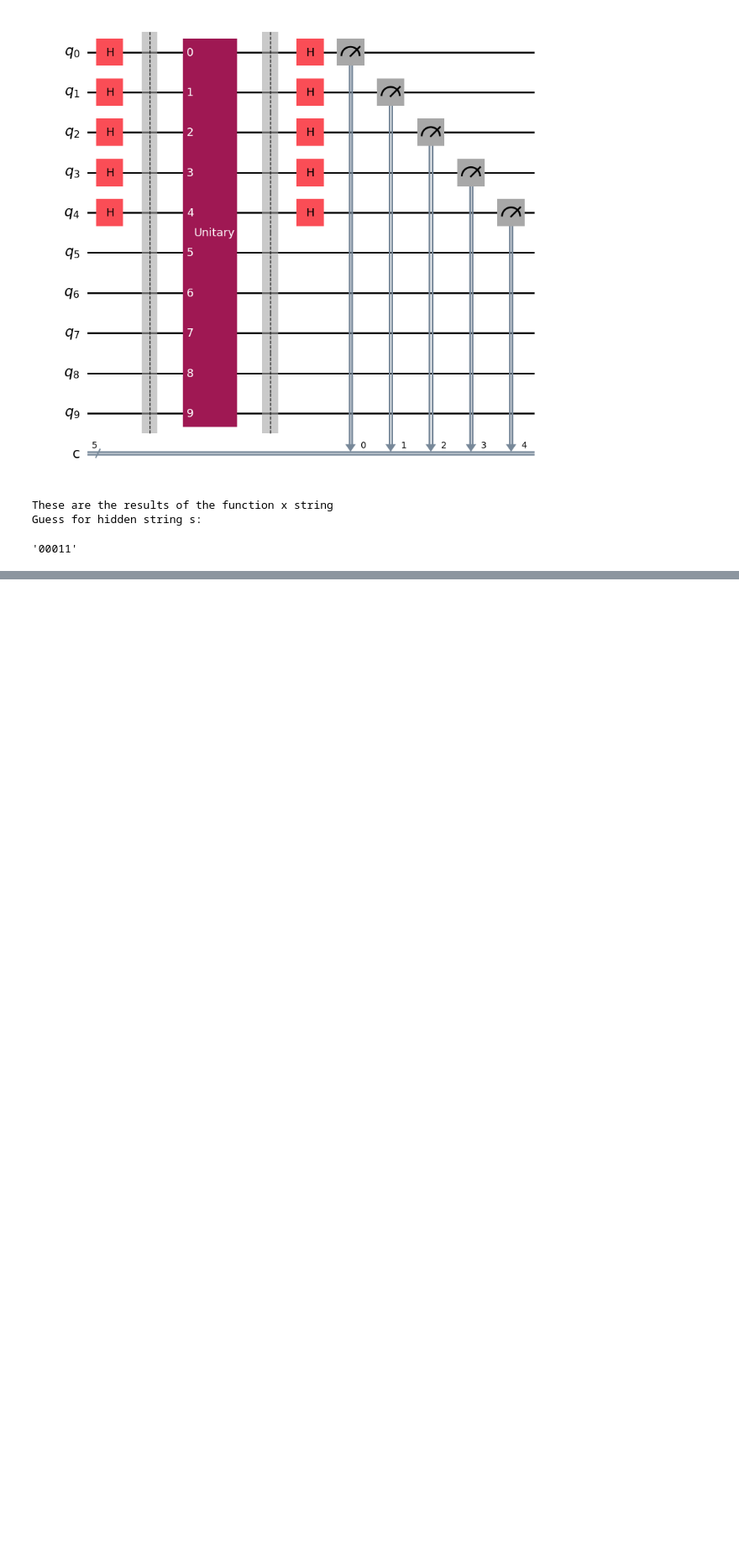
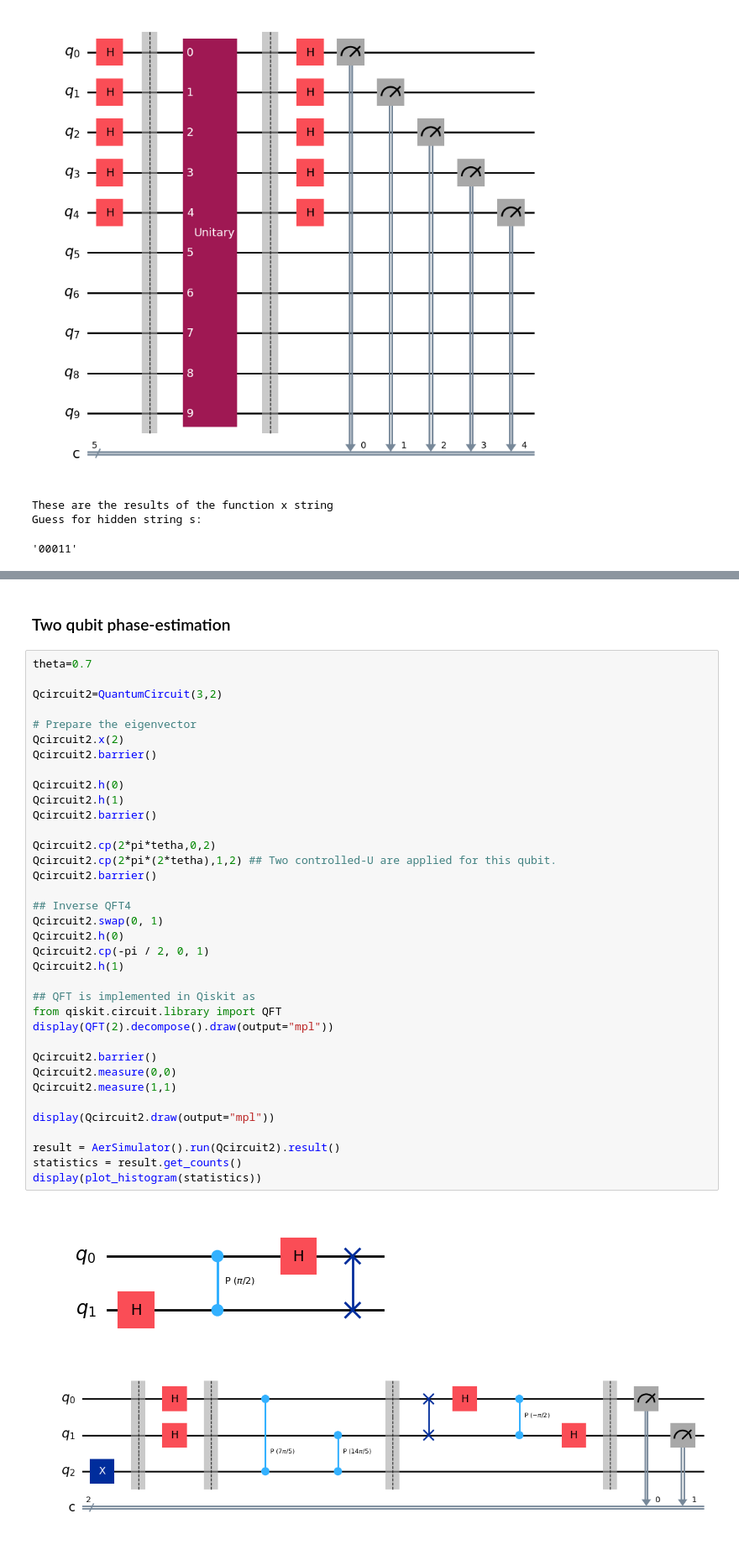
Before and after one commit to EvaaVos/Quantum_Computing_Course, a Jupyter notebook: Qiskit/Unit2_FundamentalsofQuantumAlgorithms.ipynb, the cells around one changed output, grey strips where cells are left out. Shown at 84% size. Drawn from its saved outputs; the diff is of its cells as text; blank space fills up the shorter version.

```diff
--- a/Qiskit/Unit2_FundamentalsofQuantumAlgorithms.ipynb
+++ b/Qiskit/Unit2_FundamentalsofQuantumAlgorithms.ipynb
@@ -425,0 +587,41 @@ Guess for hidden string s:
+# %% [markdown]
+### Two qubit phase-estimation
+# %%
+theta=0.7
+
+Qcircuit2=QuantumCircuit(3,2)
+
+# Prepare the eigenvector
+Qcircuit2.x(2)
+Qcircuit2.barrier()
+
+Qcircuit2.h(0)
+Qcircuit2.h(1)
+Qcircuit2.barrier()
+
+Qcircuit2.cp(2*pi*tetha,0,2)
+Qcircuit2.cp(2*pi*(2*tetha),1,2) ## Two controlled-U are applied for this qubit.
+Qcircuit2.barrier()
+
+## Inverse QFT4
+Qcircuit2.swap(0, 1)
+Qcircuit2.h(0)
+Qcircuit2.cp(-pi / 2, 0, 1)
+Qcircuit2.h(1)
+
+## QFT is implemented in Qiskit as
+from qiskit.circuit.library import QFT
+display(QFT(2).decompose().draw(output="mpl"))
+
+Qcircuit2.barrier()
+Qcircuit2.measure(0,0)
+Qcircuit2.measure(1,1)
+
+display(Qcircuit2.draw(output="mpl"))
+
+result = AerSimulator().run(Qcircuit2).result()
+statistics = result.get_counts()
+display(plot_histogram(statistics))
+# %% [output]
+[figure, added]
+[figure, added]
```
Also changed, not shown: parts of 17 cells of this notebook.
